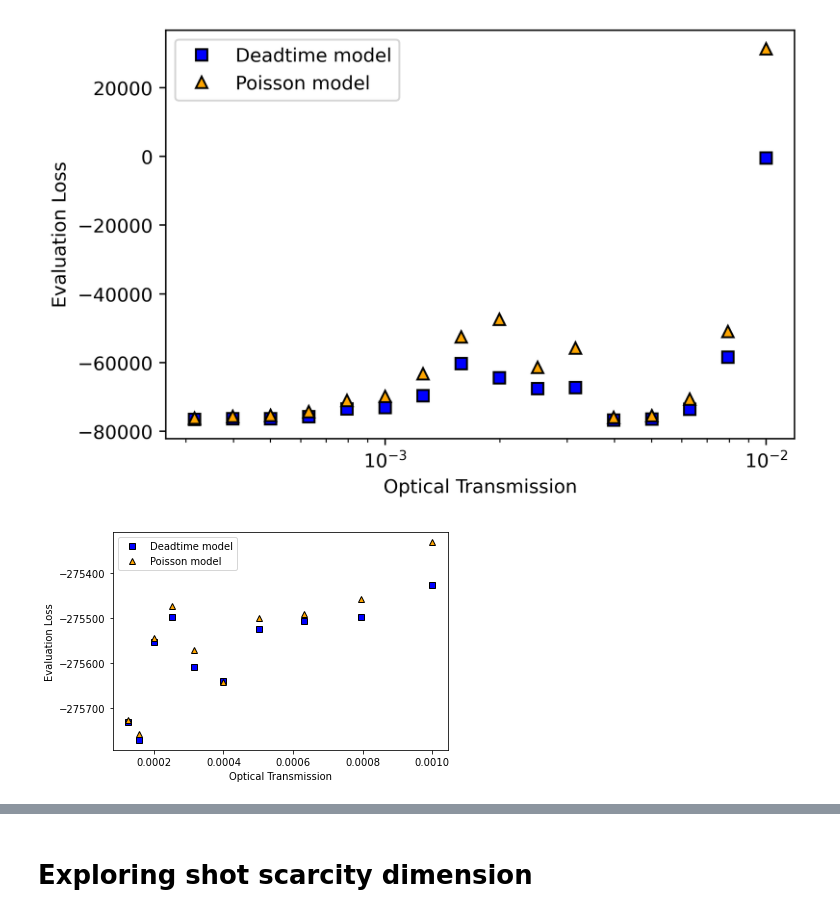
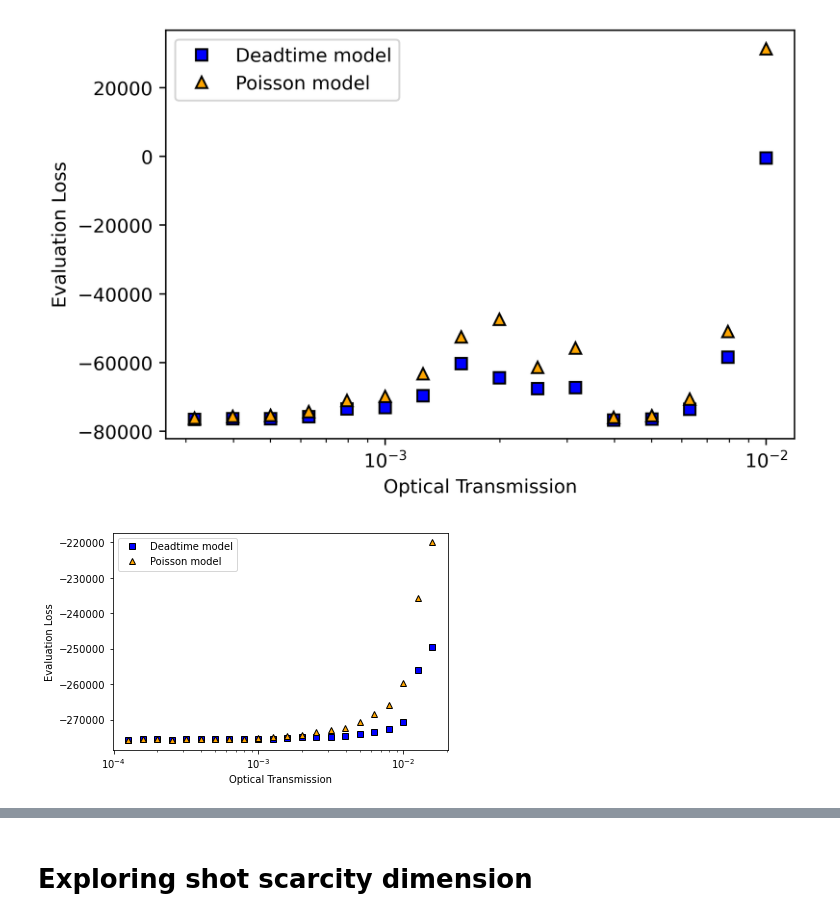
Before and after one commit to gkirchhoff32/ARSENL_backscatter_experiments, a Jupyter notebook: scripts/plot_eval_loss.ipynb, the cells around one changed output, grey strips where cells are left out. Cells and saved outputs as stored; diff of their text form; code cells hidden in the pictures.

```diff
--- a/scripts/plot_eval_loss.ipynb
+++ b/scripts/plot_eval_loss.ipynb
@@ -12,9 +12,9 @@ mpl.rcParams.update({"figure.facecolor": "white"})
 use_sim_data = False
 use_rmse = False
 # %%
-load_dir = r'C:\Users\jason\OneDrive - UCB-O365\ARSENL\Experiments\SPCM\evaluation_loss'
-df_dtime = pd.read_csv(load_dir + r'/eval_loss_dtimeTrue_OD3.0E+00-5.0E+00_order6-17_shots1.00E+06.csv')
-df_pois = pd.read_csv(load_dir + r'/eval_loss_dtimeFalse_OD3.0E+00-5.0E+00_order6-17_shots1.00E+06.csv')
+load_dir = r'C:\Users\Grant\OneDrive - UCB-O365\ARSENL\Experiments\SPCM\evaluation_loss'
+df_dtime = pd.read_csv(load_dir + r'/eval_loss_dtimeTrue_OD1.5E+00-5.0E+00_order6-17_shots1.00E+05_Subset.csv')
+df_pois = pd.read_csv(load_dir + r'/eval_loss_dtimeFalse_OD1.5E+00-5.0E+00_order6-17_shots1.00E+05_Subset.csv')
 
 eval_loss_dtime = df_dtime['Evaluation Loss'].dropna()
 eval_loss_pois = df_pois['Evaluation Loss'].dropna()
@@ -73,36 +73,36 @@ fig = plt.figure()
 ax = fig.add_subplot(111)
 if use_sim_data:
     if use_rmse:
         ax.plot(target_amp_dtime, RMSE_dtime, 's', color='cyan', markeredgecolor='black', label='Deadtime model')
         ax.plot(target_amp_pois, RMSE_pois, '^', color='brown', markeredgecolor='black', label='Poisson model')
         ax.set_ylabel('Relative RMSE')
         plt.legend()
     else:
         ax.plot(target_amp_dtime, eval_loss_dtime, 's', color='blue', markeredgecolor='black', label='Deadtime model')
         ax.plot(target_amp_pois, eval_loss_pois, '^', color='orange', markeredgecolor='black', label='Poisson model')
         ax.set_ylabel('Evaluation Loss')
         plt.legend()
     ax.set_xlabel('Peak Arrival Rate')
 else:
     transmit_factor = 10**(-OD)
     atten_factor = 1-transmit_factor
 
     skip_num = 0
     ax.plot(transmit_factor[skip_num:], eval_loss_dtime[skip_num:], 's', color='blue', markeredgecolor='black', label='Deadtime model')
     ax.plot(transmit_factor[skip_num:], eval_loss_pois[skip_num:], '^', color='orange', markeredgecolor='black', label='Poisson model')
     ax.set_xlabel('Optical Transmission')
     ax.set_ylabel('Evaluation Loss')
     plt.legend()
 
-# plt.xscale('log')
+plt.xscale('log')
 
 
-save_dir = r'C:/Users/jason/Downloads'
+save_dir = r'C:/Users/Grant/Downloads'
 save_plt_file = r'/eval_loss_comparison.png'
 fig.savefig(save_dir + save_plt_file)
 plt.show()
 # %% [output]
-[figure, old version]
+[figure, new version]
 # %%
 # Plot Eval Loss vs Average Active-Detector Percentage
 
```
Also changed, not shown: parts of 1 cell of this notebook, 1 other file.
